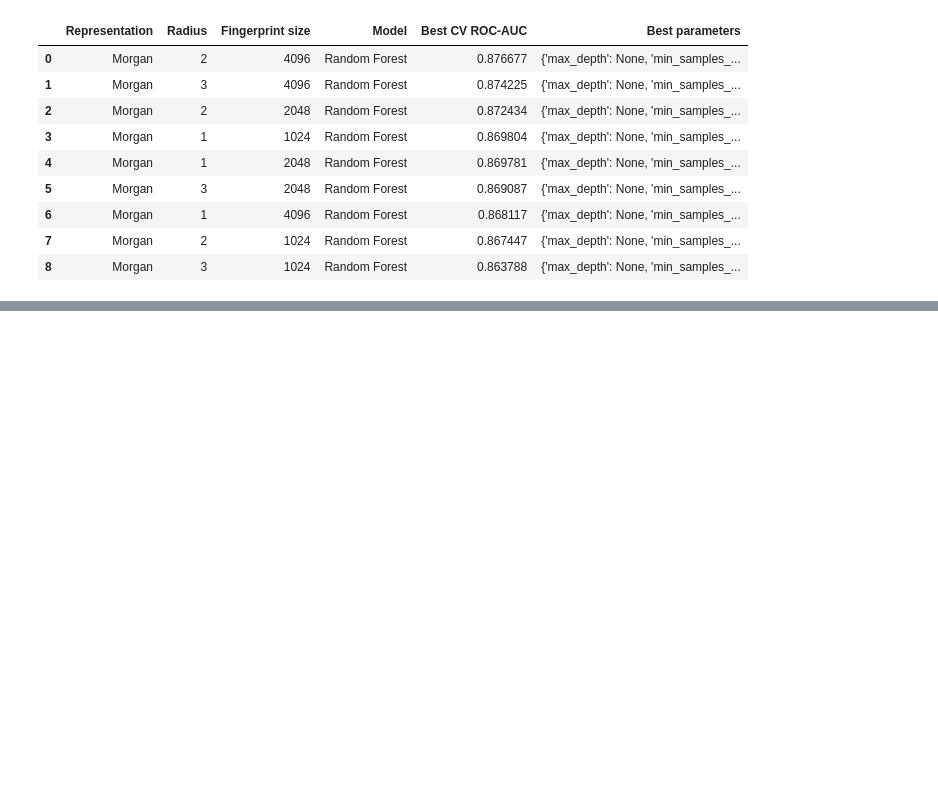
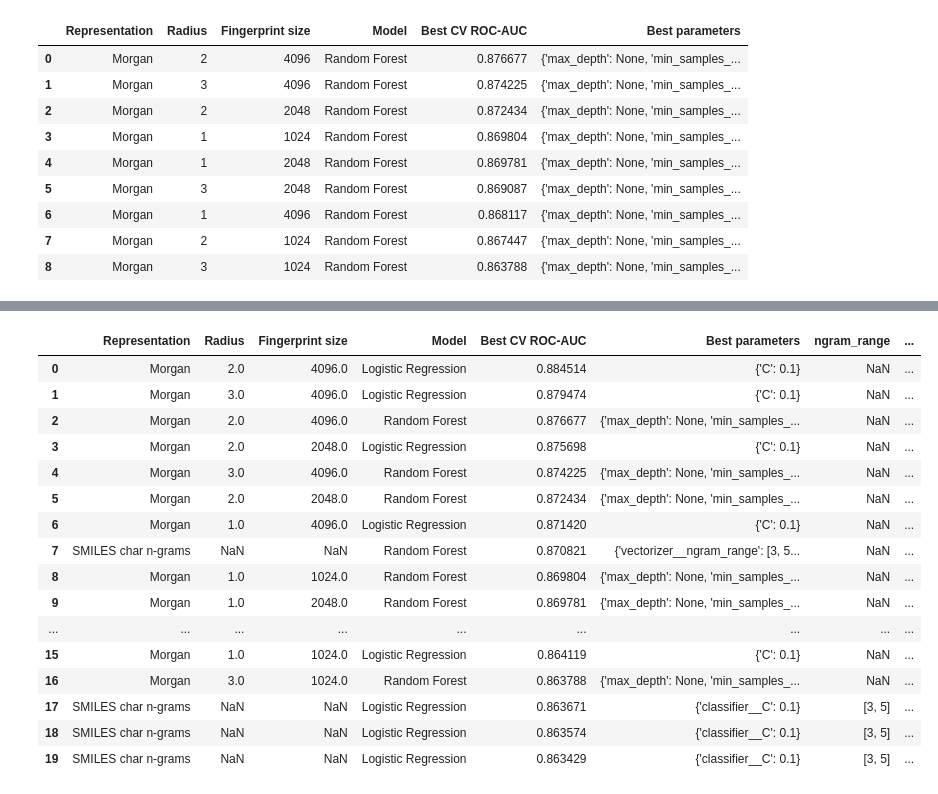
Before and after one commit to Gleisongarcia/Machine-learning-project, a Jupyter notebook: notebooks/cyp2c19_ml_analysis.ipynb, the cells around one changed output, grey strips where cells are left out. Saved outputs shown, nothing was run; the diff lists cells and outputs as text; code cells hidden in the pictures; blank space fills up the shorter version.

```diff
--- a/notebooks/cyp2c19_ml_analysis.ipynb
+++ b/notebooks/cyp2c19_ml_analysis.ipynb
@@ -892,0 +1103,32 @@ RF: radius=3, n_bits=4096
+# %%
+all_results = (
+    pd.concat([
+        pd.DataFrame(json.load(open("results_lr.json"))),
+        pd.DataFrame(json.load(open("results_rf.json"))),
+        pd.DataFrame(json.load(open(LR_TEXT_RESULTS))),
+        pd.DataFrame(json.load(open(RF_TEXT_RESULTS))),
+    ])
+    .sort_values("Best CV ROC-AUC", ascending=False)
+    .head(20)
+    .reset_index(drop=True)
+)
+
+all_results
+# %% [output]
+|  | Representation | Radius | Fingerprint size | Model | Best CV ROC-AUC | Best parameters | ngram_range | ... |
+| 0 | Morgan | 2.0 | 4096.0 | Logistic Regression | 0.884514 | {'C': 0.1} | NaN | ... |
+| 1 | Morgan | 3.0 | 4096.0 | Logistic Regression | 0.879474 | {'C': 0.1} | NaN | ... |
+| 2 | Morgan | 2.0 | 4096.0 | Random Forest | 0.876677 | {'max_depth': None, 'min_samples_... | NaN | ... |
+| 3 | Morgan | 2.0 | 2048.0 | Logistic Regression | 0.875698 | {'C': 0.1} | NaN | ... |
+| 4 | Morgan | 3.0 | 4096.0 | Random Forest | 0.874225 | {'max_depth': None, 'min_samples_... | NaN | ... |
+| 5 | Morgan | 2.0 | 2048.0 | Random Forest | 0.872434 | {'max_depth': None, 'min_samples_... | NaN | ... |
+| 6 | Morgan | 1.0 | 4096.0 | Logistic Regression | 0.871420 | {'C': 0.1} | NaN | ... |
+| 7 | SMILES char n-grams | NaN | NaN | Random Forest | 0.870821 | {'vectorizer__ngram_range': [3, 5... | NaN | ... |
+| 8 | Morgan | 1.0 | 1024.0 | Random Forest | 0.869804 | {'max_depth': None, 'min_samples_... | NaN | ... |
+| 9 | Morgan | 1.0 | 2048.0 | Random Forest | 0.869781 | {'max_depth': None, 'min_samples_... | NaN | ... |
+| ... | ... | ... | ... | ... | ... | ... | ... | ... |
+| 15 | Morgan | 1.0 | 1024.0 | Logistic Regression | 0.864119 | {'C': 0.1} | NaN | ... |
+| 16 | Morgan | 3.0 | 1024.0 | Random Forest | 0.863788 | {'max_depth': None, 'min_samples_... | NaN | ... |
+| 17 | SMILES char n-grams | NaN | NaN | Logistic Regression | 0.863671 | {'classifier__C': 0.1} | [3, 5] | ... |
+| 18 | SMILES char n-grams | NaN | NaN | Logistic Regression | 0.863574 | {'classifier__C': 0.1} | [3, 5] | ... |
+| 19 | SMILES char n-grams | NaN | NaN | Logistic Regression | 0.863429 | {'classifier__C': 0.1} | [3, 5] | ... |
```
Also changed, not shown: parts of 6 cells of this notebook.
